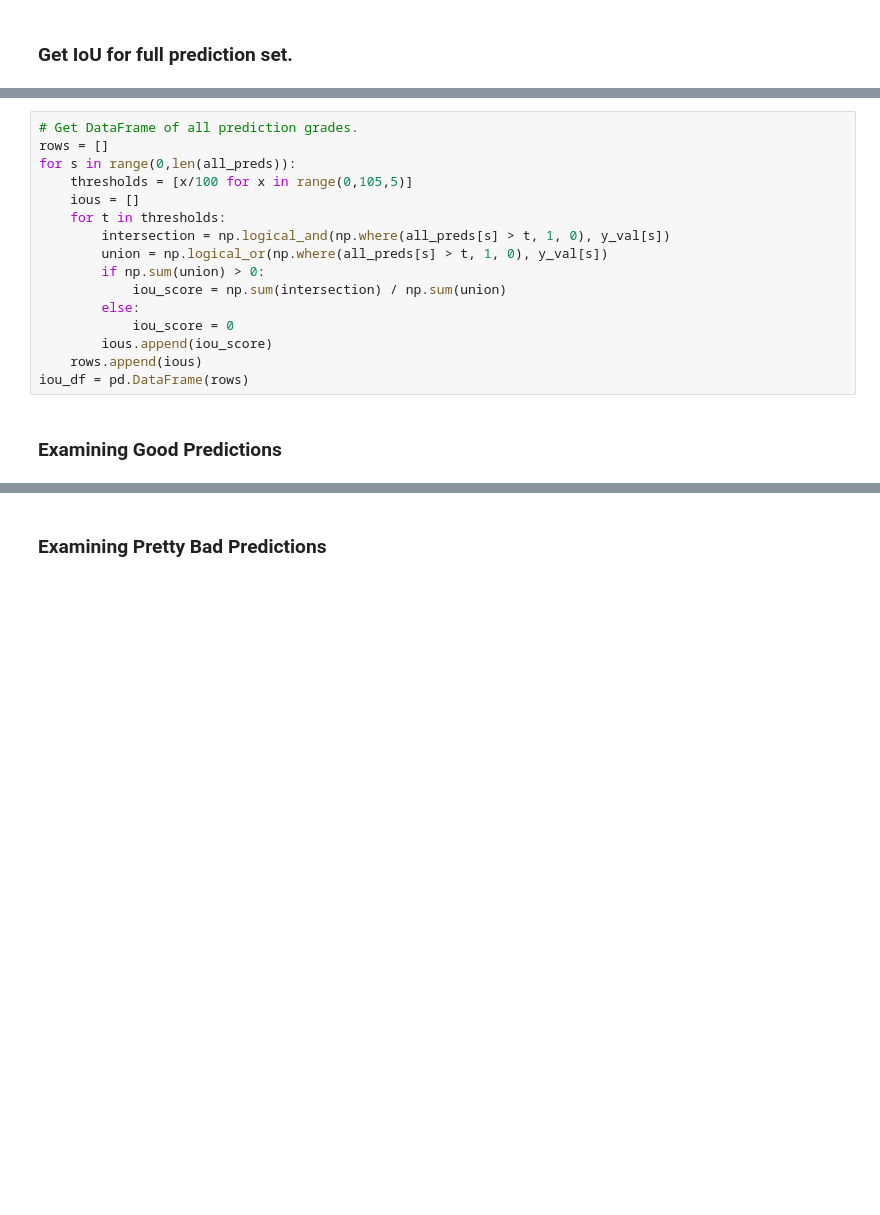
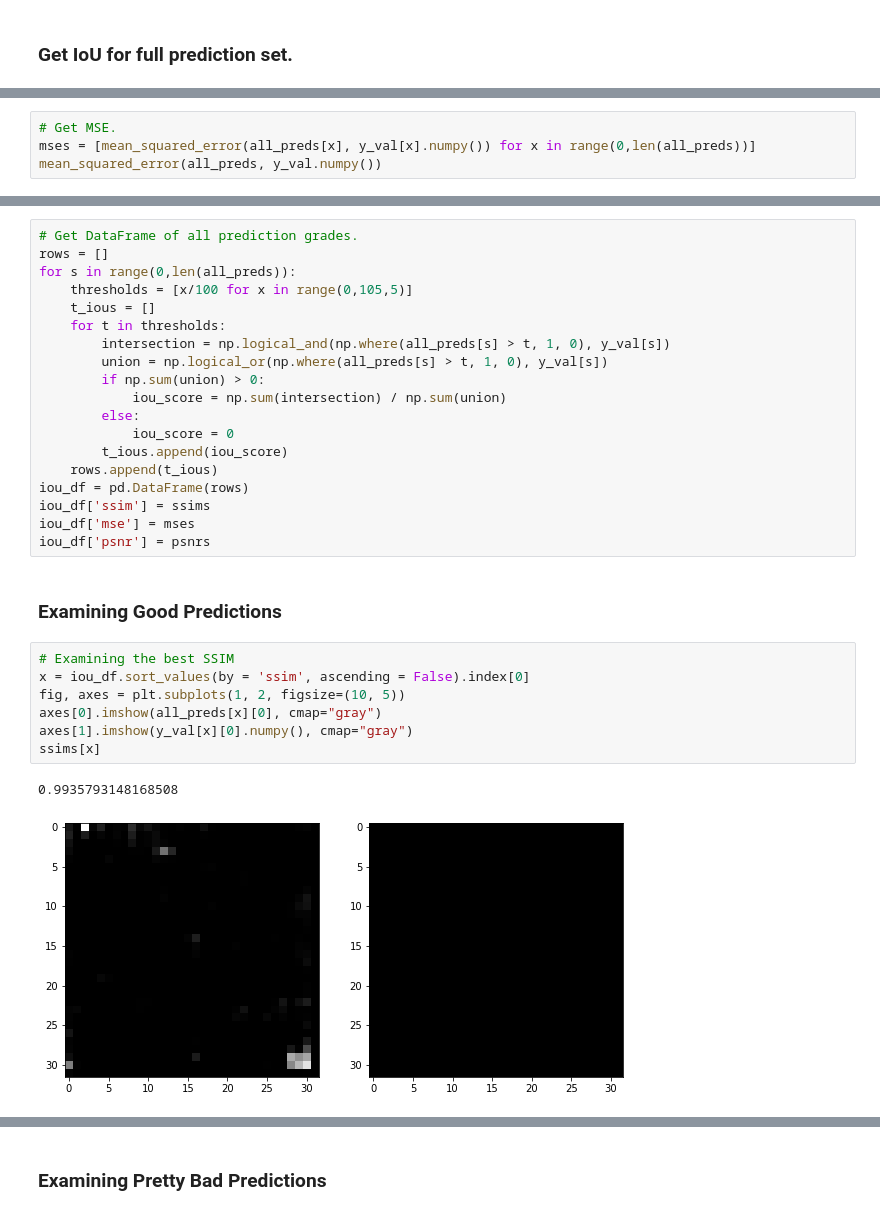
Before and after one commit to steve-hewitt/amazon, a Jupyter notebook: CLSTM_Experiment_WBCE_Defo.ipynb, the cells around one changed output, grey strips where cells are left out. Cells and saved outputs as stored; diff of their text form; blank space fills up the shorter version.

```diff
--- a/CLSTM_Experiment_WBCE_Defo.ipynb
+++ b/CLSTM_Experiment_WBCE_Defo.ipynb
@@ -529 +475,5 @@ ious
  (1.0, 0.0)]
+# %%
+# Get MSE.
+mses = [mean_squared_error(all_preds[x], y_val[x].numpy()) for x in range(0,len(all_preds))]
+mean_squared_error(all_preds, y_val.numpy())
@@ -532,7 +508,7 @@ ious
 rows = []
 for s in range(0,len(all_preds)):
     thresholds = [x/100 for x in range(0,105,5)]
-    ious = []
+    t_ious = []
     for t in thresholds:
         intersection = np.logical_and(np.where(all_preds[s] > t, 1, 0), y_val[s])
         union = np.logical_or(np.where(all_preds[s] > t, 1, 0), y_val[s])
@@ -540,8 +516,21 @@ for s in range(0,len(all_preds)):
             iou_score = np.sum(intersection) / np.sum(union)
         else:
             iou_score = 0
-        ious.append(iou_score)
-    rows.append(ious)
+        t_ious.append(iou_score)
+    rows.append(t_ious)
 iou_df = pd.DataFrame(rows)
+iou_df['ssim'] = ssims
+iou_df['mse'] = mses
+iou_df['psnr'] = psnrs
 # %% [markdown]
 ### Examining Good Predictions
+# %%
+# Examining the best SSIM
+x = iou_df.sort_values(by = 'ssim', ascending = False).index[0]
+fig, axes = plt.subplots(1, 2, figsize=(10, 5))
+axes[0].imshow(all_preds[x][0], cmap="gray")
+axes[1].imshow(y_val[x][0].numpy(), cmap="gray")
+ssims[x]
+# %% [output]
+0.9935793148168508
+[figure, added]
```
Also changed, not shown: parts of 39 cells of this notebook, 1 other file.
